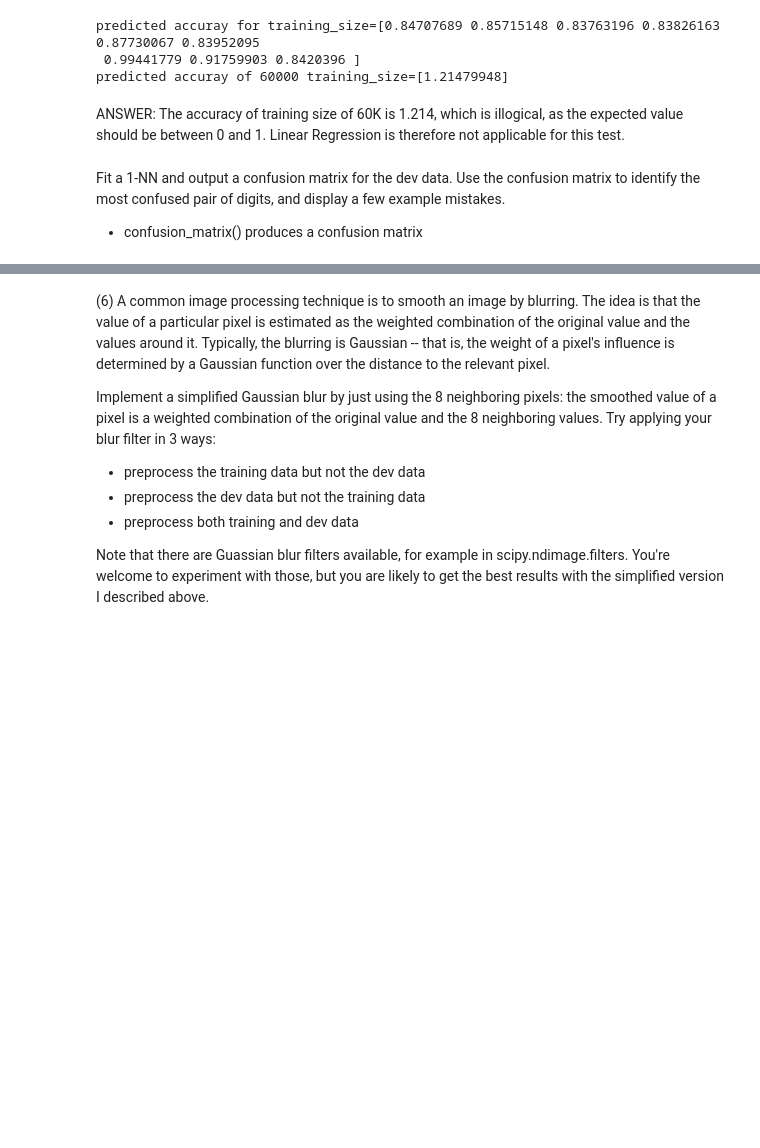
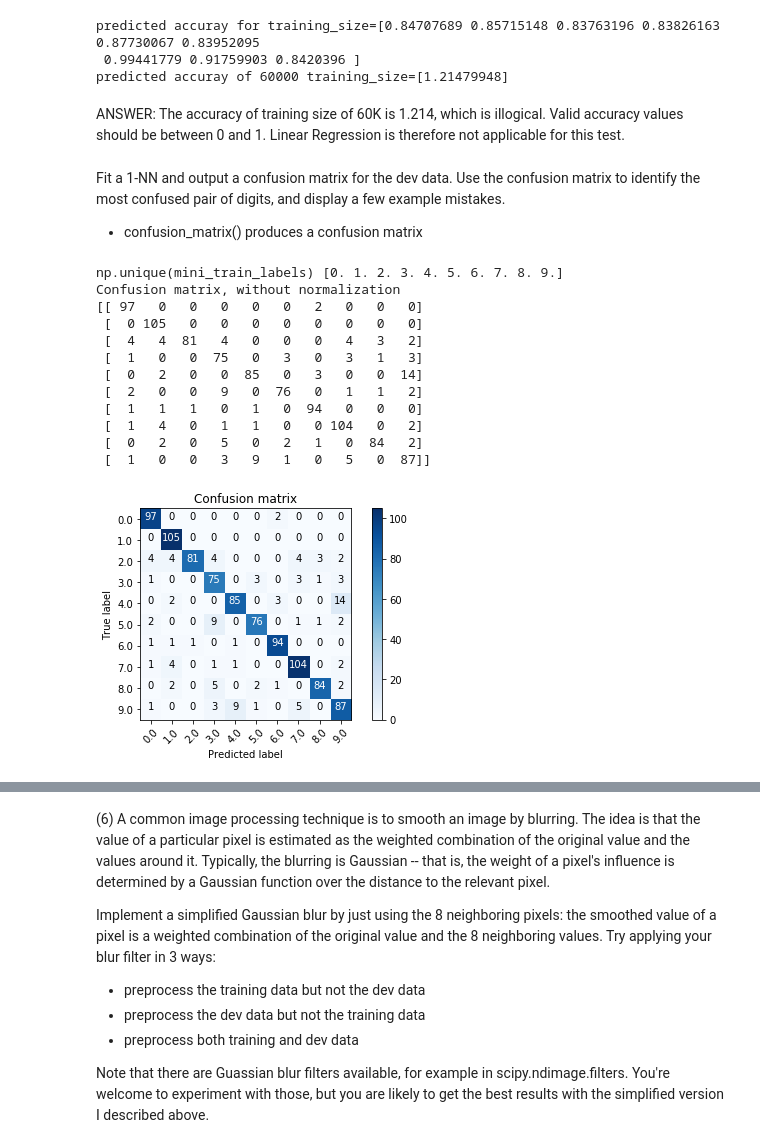
Before and after one commit to elrufaie/W207-Applied-Machine-Learning, a Jupyter notebook: Projects/harith_elrufaie_p1.ipynb, the cells around one changed output, grey strips where cells are left out. Saved outputs shown, nothing was run; the diff lists cells and outputs as text; code cells hidden in the pictures; blank space fills up the shorter version.

```diff
--- a/Projects/harith_elrufaie_p1.ipynb
+++ b/Projects/harith_elrufaie_p1.ipynb
@@ -232,4 +232,4 @@ predicted accuray for training_size=[0.84707689 0.85715148 0.83763196 0.83826163
  0.99441779 0.91759903 0.8420396 ]
 predicted accuray of 60000 training_size=[1.21479948]
 # %% [markdown]
-ANSWER: The accuracy of training size of 60K is 1.214, which is illogical, as the expected value should be between 0 and 1. Linear Regression is therefore not applicable for this test.
+ANSWER: The accuracy of training size of 60K is 1.214, which is illogical. Valid accuracy values should be between 0 and 1. Linear Regression is therefore not applicable for this test.
@@ -248,0 +242,72 @@ Fit a 1-NN and output a confusion matrix for the dev data. Use the confusion mat
+# %%
+import itertools
+
+def P5():
+
+### STUDENT START ###
+    #1-NN Classifier
+    k_classifier = KNeighborsClassifier(1)
+    #fit the classifier model using our mini train data and labels.
+    k_classifier.fit(mini_train_data, mini_train_labels)
+    # Predict and return confusion matrix
+    predictions = k_classifier.predict(dev_data)
+    cm = confusion_matrix(dev_labels, predictions)
+    print 'np.unique(mini_train_labels)', np.unique(mini_train_labels)
+    plot_confusion_matrix(cm, np.unique(mini_train_labels))
+
+### STUDENT END ###
+
+P5()
+
+'''
+source: http://scikit-learn.org/stable/auto_examples/model_selection/plot_confusion
+_matrix.html#sphx-glr-auto-examples-model-selection-plot-confusion-matrix-py
+
+'''
+def plot_confusion_matrix(cm, classes,
+                          normalize=False,
+                          title='Confusion matrix',
+                          cmap=plt.cm.Blues):
+    """
+    This function prints and plots the confusion matrix.
+    Normalization can be applied by setting `normalize=True`.
+    """
+    if normalize:
+        cm = cm.astype('float') / cm.sum(axis=1)[:, np.newaxis]
+        print("Normalized confusion matrix")
+    else:
+        print('Confusion matrix, without normalization')
+
+    print(cm)
+
+    plt.imshow(cm, interpolation='nearest', cmap=cmap)
+    plt.title(title)
+    plt.colorbar()
+    tick_marks = np.arange(len(classes))
+    plt.xticks(tick_marks, classes, rotation=45)
+    plt.yticks(tick_marks, classes)
+
+    fmt = '.2f' if normalize else 'd'
+    thresh = cm.max() / 2.
+    for i, j in itertools.product(range(cm.shape[0]), range(cm.shape[1])):
+        plt.text(j, i, format(cm[i, j], fmt),
+                 horizontalalignment="center",
+                 color="white" if cm[i, j] > thresh else "black")
+
+    plt.ylabel('True label')
+    plt.xlabel('Predicted label')
+    plt.tight_layout()
+# %% [output]
+np.unique(mini_train_labels) [0. 1. 2. 3. 4. 5. 6. 7. 8. 9.]
+Confusion matrix, without normalization
+[[ 97   0   0   0   0   0   2   0   0   0]
+ [  0 105   0   0   0   0   0   0   0   0]
+ [  4   4  81   4   0   0   0   4   3   2]
+ [  1   0   0  75   0   3   0   3   1   3]
+ [  0   2   0   0  85   0   3   0   0  14]
+ [  2   0   0   9   0  76   0   1   1   2]
+ [  1   1   1   0   1   0  94   0   0   0]
+ [  1   4   0   1   1   0   0 104   0   2]
+ [  0   2   0   5   0   2   1   0  84   2]
+ [  1   0   0   3   9   1   0   5   0  87]]
+[figure, added]
```
Also changed, not shown: parts of 13 cells of this notebook.
